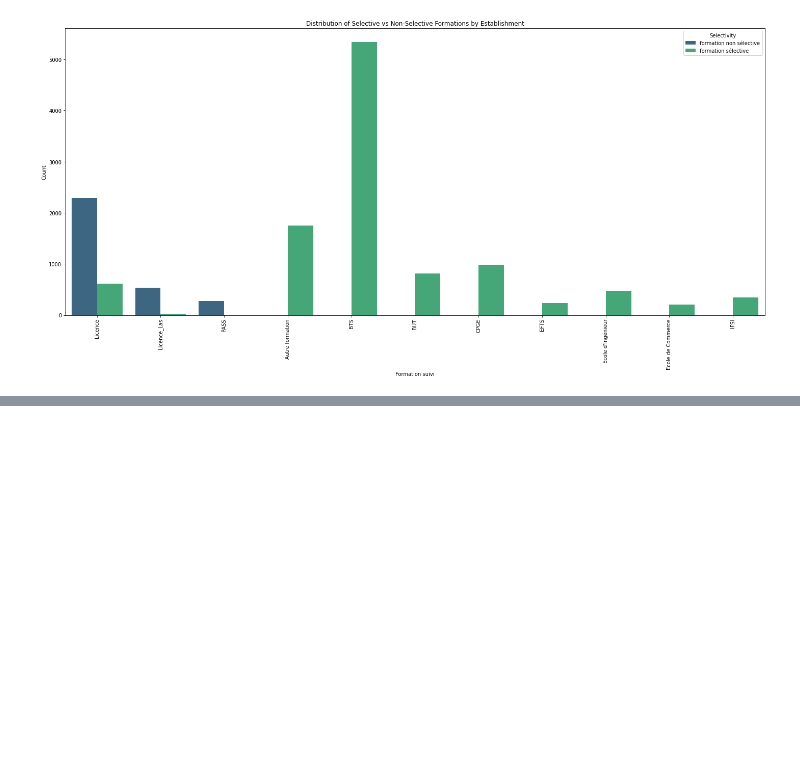
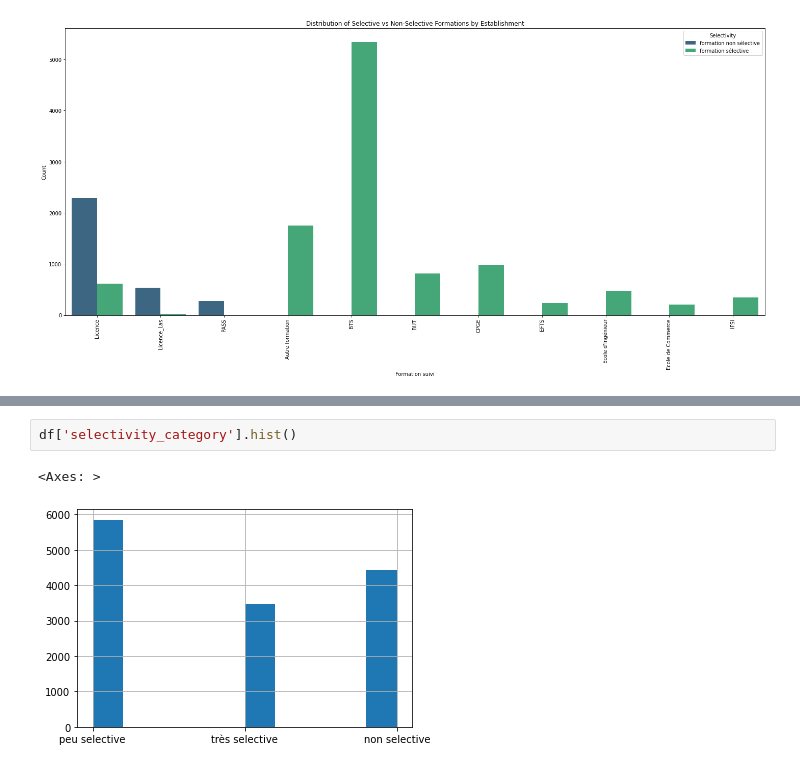
Before and after one commit to HaythamBorchani/datacamp_porject, a Jupyter notebook: Selectivity of higher education programs in France.ipynb, the cells around one changed output, grey strips where cells are left out. Drawn from its saved outputs; the diff is of its cells as text; blank space fills up the shorter version.

```diff
--- a/Selectivity of higher education programs in France.ipynb
+++ b/Selectivity of higher education programs in France.ipynb
@@ -129,0 +177,5 @@ plt.show()
+# %%
+df['selectivity_category'].hist()
+# %% [output]
+<Axes: >
+[figure, added]
```
Also changed, not shown: parts of 8 cells of this notebook.
